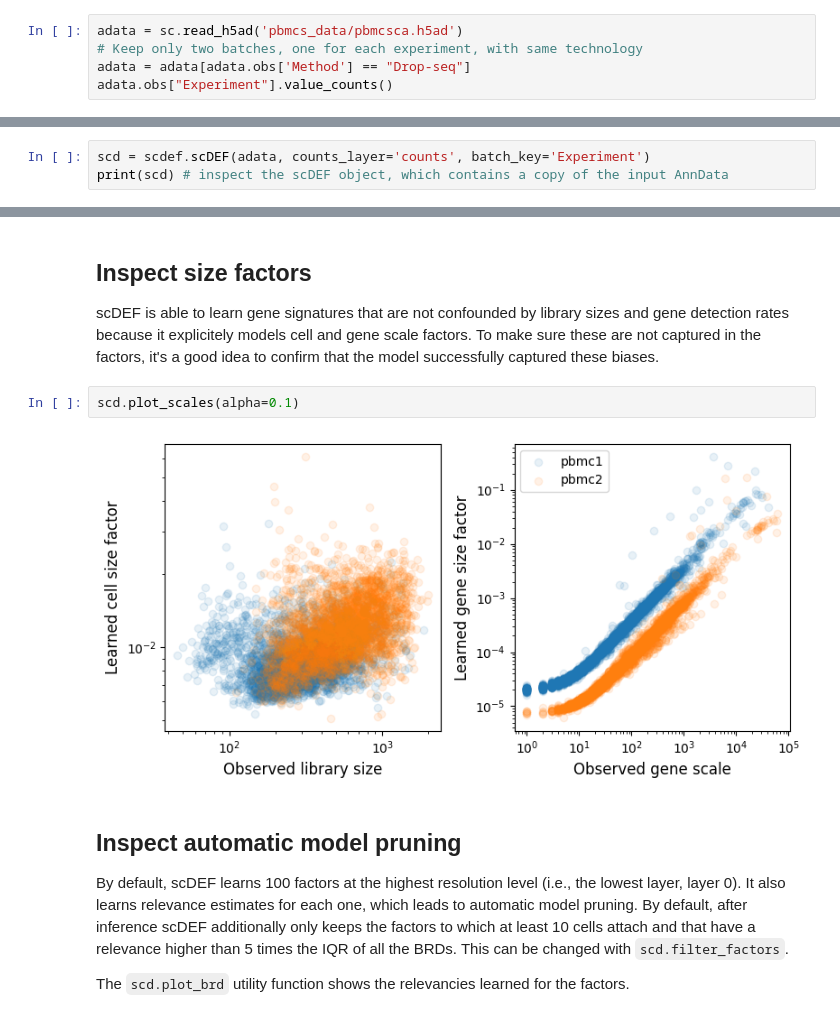
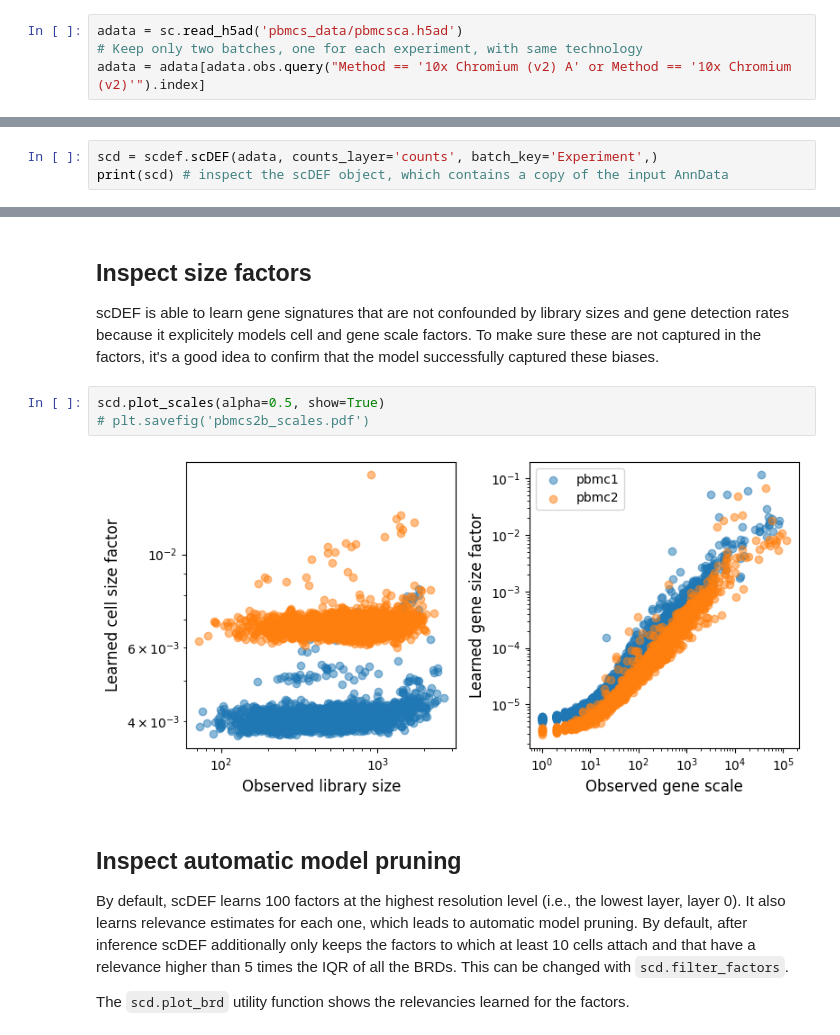
Before and after one commit to cbg-ethz/scDEF, a Jupyter notebook: docs/examples/scdef-pbmcs-2batches.ipynb, the cells around one changed output, grey strips where cells are left out. Cells and saved outputs as stored; diff of their text form.

```diff
--- a/docs/examples/scdef-pbmcs-2batches.ipynb
+++ b/docs/examples/scdef-pbmcs-2batches.ipynb
@@ -13,5 +13,4 @@ import scdef
 # %%
 adata = sc.read_h5ad('pbmcs_data/pbmcsca.h5ad')
 # Keep only two batches, one for each experiment, with same technology
-adata = adata[adata.obs['Method'] == "Drop-seq"]
-adata.obs["Experiment"].value_counts()
+adata = adata[adata.obs.query("Method == '10x Chromium (v2) A' or Method == '10x Chromium (v2)'").index]
@@ -55,7 +57,7 @@ sc.pl.umap(adata, color=['leiden', 'CellType', 'Experiment'], frameon=False)
 # %% [markdown]
 We tell scDEF to learn per-batch gene scales by setting `batch_key`. Combined with the sparsity and non-negativity constraints in the model, this provides enough power to correct batch effects and find shared variation between the two experiments.
 # %%
-scd = scdef.scDEF(adata, counts_layer='counts', batch_key='Experiment')
+scd = scdef.scDEF(adata, counts_layer='counts', batch_key='Experiment',)
 print(scd) # inspect the scDEF object, which contains a copy of the input AnnData
 # %% [output]
 scDEF object with 5 layers
@@ -99,9 +101,10 @@ Additionally, it created a graph in Graphviz format containing the learned hiera
 ## Inspect size factors
 scDEF is able to learn gene signatures that are not confounded by library sizes and gene detection rates because it explicitely models cell and gene scale factors. To make sure these are not captured in the factors, it's a good idea to confirm that the model successfully captured these biases.
 # %%
-scd.plot_scales(alpha=0.1)
+scd.plot_scales(alpha=0.5, show=True)
+# plt.savefig('pbmcs2b_scales.pdf')
 # %% [output]
-[figure, old version]
+[figure, new version]
 # %% [markdown]
 ## Inspect automatic model pruning
 By default, scDEF learns 100 factors at the highest resolution level (i.e., the lowest layer, layer 0). It also learns relevance estimates for each one, which leads to automatic model pruning. By default, after inference scDEF additionally only keeps the factors to which at least 10 cells attach and that have a relevance higher than 5 times the IQR of all the BRDs. This can be changed with `scd.filter_factors`.
```
Also changed, not shown: parts of 16 cells of this notebook, 4 other files.
